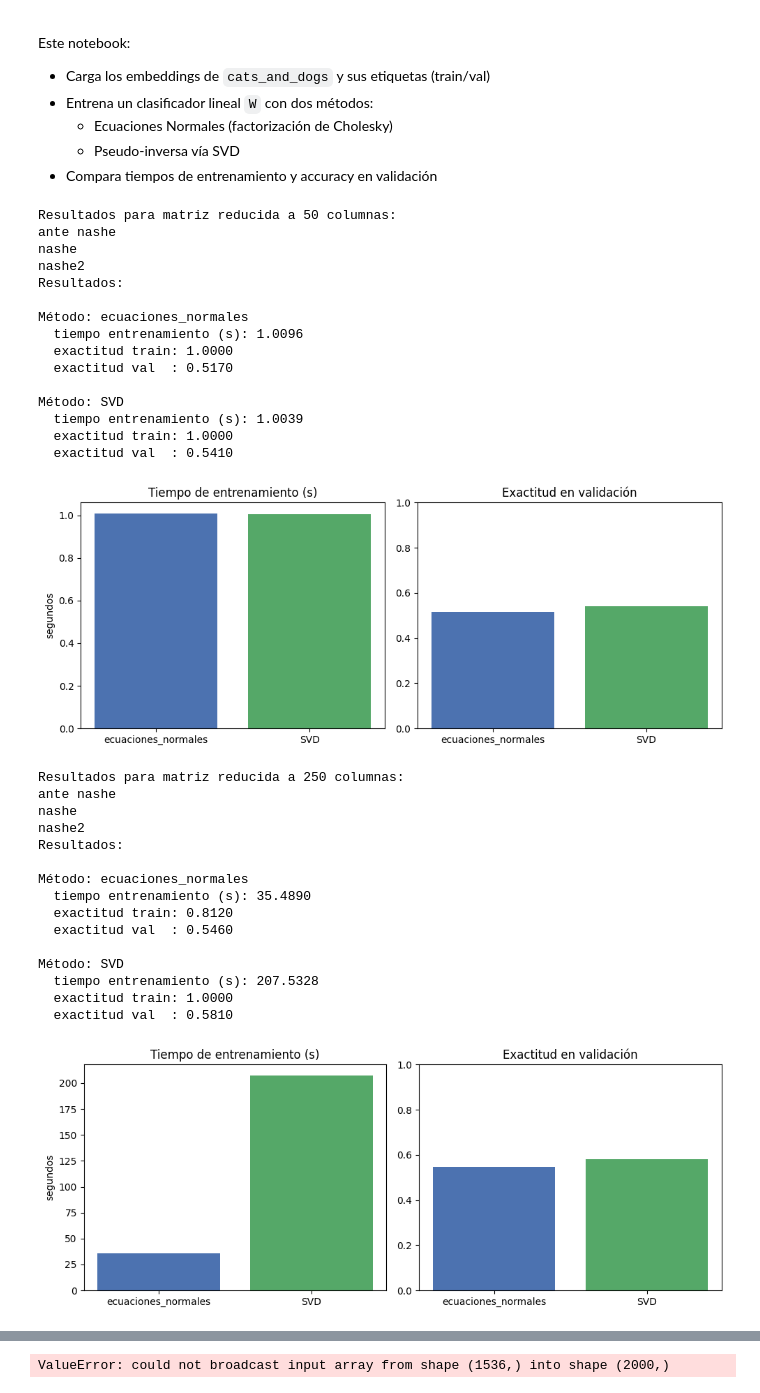
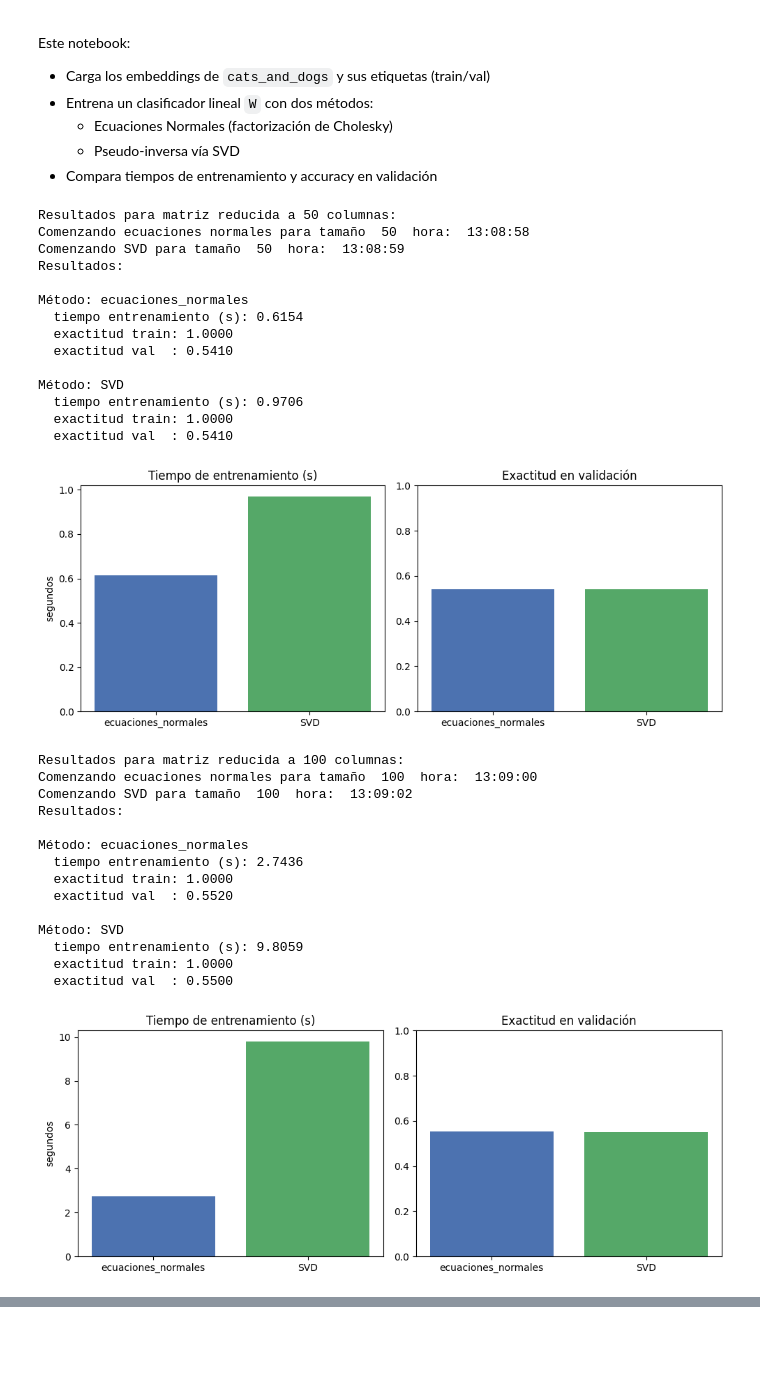
Before and after one commit to codexcod/alc-red-neuronal-lineal, a Jupyter notebook: benchmark_algoritmos.ipynb, the cells around one changed output, grey strips where cells are left out. Drawn from its saved outputs; the diff is of its cells as text; code cells hidden in the pictures; blank space fills up the shorter version.

```diff
--- a/benchmark_algoritmos.ipynb
+++ b/benchmark_algoritmos.ipynb
@@ -153,60 +157,56 @@ def mostrar_resultados(resultados):
     plt.ylim(0, 1)
 
     plt.tight_layout()
     plt.show()
 
 
 X_50, Y_50 = reducir_tamanio(X_train, Y_train, 50, 32432)
+X_100, Y_100 = reducir_tamanio(X_train, Y_train, 100, 92731)
 X_250, Y_250 = reducir_tamanio(X_train, Y_train, 250, 12353)
-X_500, Y_500 = reducir_tamanio(X_train, Y_train, 500, 2321124)
-X_1000, Y_1000 = reducir_tamanio(X_train, Y_train, 1000, 2321124)
+X_500, Y_500 = reducir_tamanio(X_train, Y_train, 500, 65434)
 X_2000, Y_2000 = reducir_tamanio(X_train, Y_train, 2000, 2321124)
 
 CORRER_QR = False # necesita n < p
 
 print("Resultados para matriz reducida a 50 columnas:")
 mostrar_resultados(obtener_resultados(X_50, Y_50))
 
+print("Resultados para matriz reducida a 100 columnas:")
+mostrar_resultados(obtener_resultados(X_100, Y_100))
+
 print("Resultados para matriz reducida a 250 columnas:")
 mostrar_resultados(obtener_resultados(X_250, Y_250))
 
 print("Resultados para matriz reducida a 500 columnas:")
 mostrar_resultados(obtener_resultados(X_500, Y_500))
-
-CORRER_QR = True
-
-print("Resultados para matriz reducida a 2000 columnas:")
-mostrar_resultados(obtener_resultados(X_2000, Y_2000))
 # %% [output]
 Resultados para matriz reducida a 50 columnas:
-ante nashe
-nashe
-nashe2
+Comenzando ecuaciones normales para tamaño  50  hora:  13:08:58
+Comenzando SVD para tamaño  50  hora:  13:08:59
 Resultados:
 
 Método: ecuaciones_normales
-  tiempo entrenamiento (s): 1.0096
+  tiempo entrenamiento (s): 0.6154
   exactitud train: 1.0000
-  exactitud val  : 0.5170
+  exactitud val  : 0.5410
 
 Método: SVD
-  tiempo entrenamiento (s): 1.0039
+  tiempo entrenamiento (s): 0.9706
   exactitud train: 1.0000
   exactitud val  : 0.5410
-[figure, old version]
+[figure, new version]
-Resultados para matriz reducida a 250 columnas:
-ante nashe
-nashe
-nashe2
+Resultados para matriz reducida a 100 columnas:
+Comenzando ecuaciones normales para tamaño  100  hora:  13:09:00
+Comenzando SVD para tamaño  100  hora:  13:09:02
 Resultados:
 
 Método: ecuaciones_normales
-  tiempo entrenamiento (s): 35.4890
-  exactitud train: 0.8120
-  exactitud val  : 0.5460
+  tiempo entrenamiento (s): 2.7436
+  exactitud train: 1.0000
+  exactitud val  : 0.5520
 
 Método: SVD
-  tiempo entrenamiento (s): 207.5328
+  tiempo entrenamiento (s): 9.8059
   exactitud train: 1.0000
-  exactitud val  : 0.5810
+  exactitud val  : 0.5500
-[figure, old version]
+[figure, new version]
@@ -230 +241,0 @@ Resultados para matriz reducida a 2000 columnas:
-ValueError: could not broadcast input array from shape (1536,) into shape (2000,)
```
Also changed, not shown: parts of 4 cells of this notebook.
